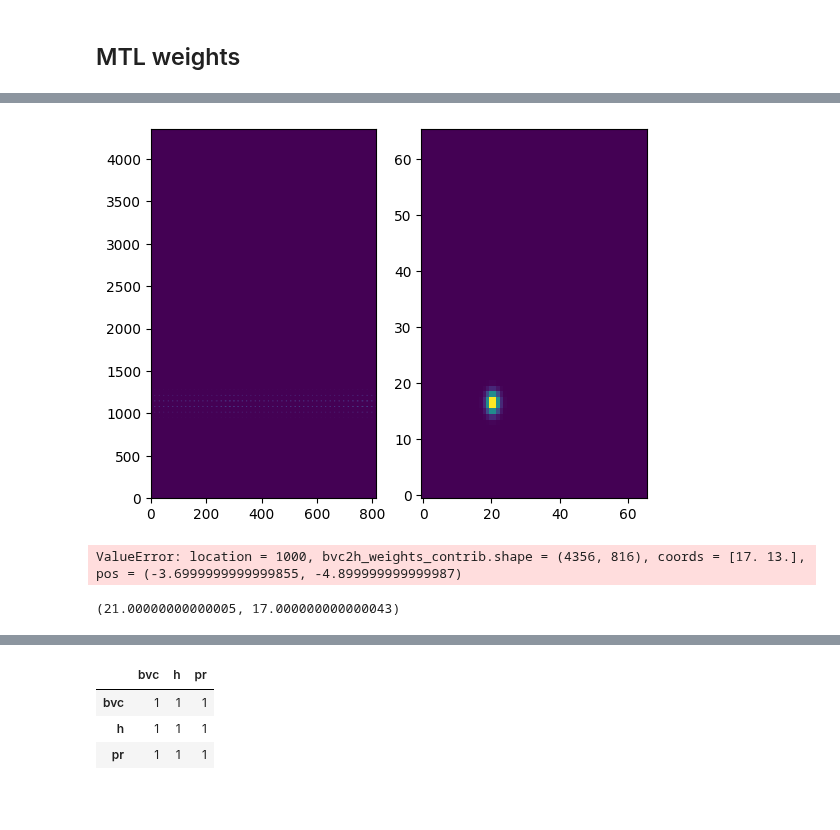
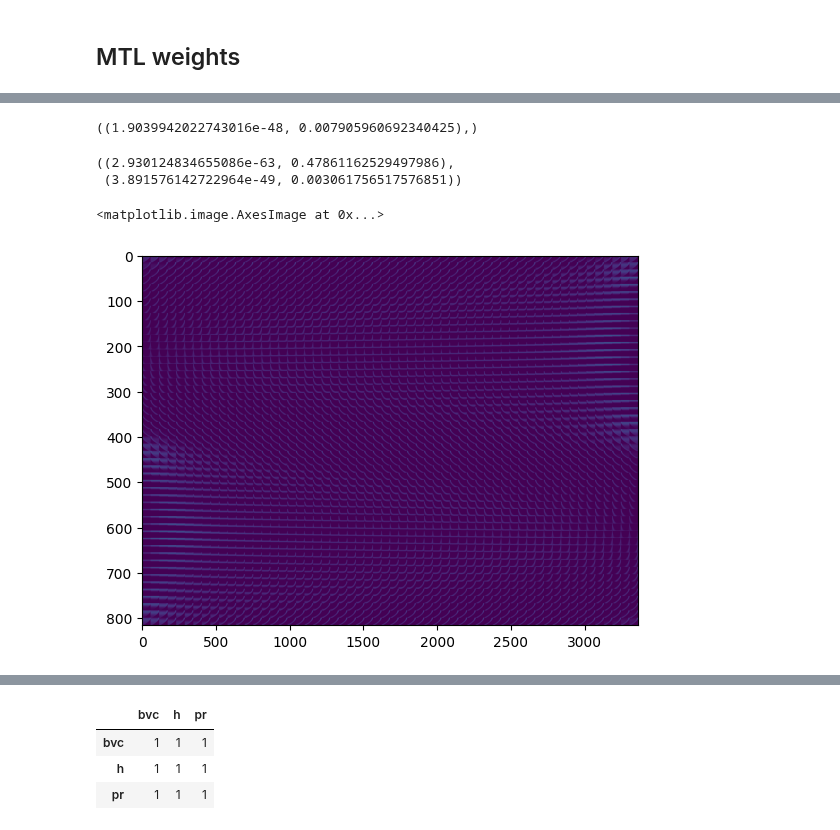
Before and after one commit to 1101AlexZab1011/SpatialMemory, a Jupyter notebook: dev/init_weights.ipynb, the cells around one changed output, grey strips where cells are left out. Cells and saved outputs as stored; diff of their text form; code cells hidden in the pictures; blank space fills up the shorter version.

```diff
--- a/dev/init_weights.ipynb
+++ b/dev/init_weights.ipynb
@@ -191,7 +145,8 @@ class MTLGenerator(AbstractGenerator):
         self.alpha_small = 1e-6
 
     def get_coords(self) -> tuple[Coordinates2D, int, Coordinates2D]:
-        coords_x, coords_y = self.environment.visible_area.boundary.coords.xy
+        # coords_x, coords_y = self.environment.visible_area.boundary.coords.xy
+        coords_x, coords_y = self.environment.params.coords[:, 0], self.environment.params.coords[:, 1]
         min_train_x, max_train_x, min_train_y, max_train_y = min(coords_x), max(coords_x), min(coords_y), max(coords_y)
 
         n_neurons = Coordinates2D( #  Total H neurons in each dir
@@ -338,12 +293,28 @@ class MTLGenerator(AbstractGenerator):
                 h2pr_weights_contrib += np.outer(pr_activations[:, int(boundary_point_texture[boundary_point]) - 1], h_activarions)
 
             bvc2h_weights_contrib = np.outer(h_activarions, bvc_activations)
-            if location == 1000:
+            if location == -1:
                 fig, (ax1, ax2) = plt.subplots(1, 2)
                 ax1.imshow(bvc2h_weights_contrib, aspect='auto', origin='lower')
-                ax2.imshow(np.reshape((bvc2h_weights_contrib.sum(1)), (66, 66)), aspect='auto', origin='lower')
+                ax2.imshow(np.reshape((bvc2h_weights_contrib.sum(1)), (58, 58)), aspect='auto', origin='lower')
                 plt.show()
-                raise ValueError(f'{location = }, {bvc2h_weights_contrib.shape = }, coords = {(env.params.coords[location] - env.params.coords.min(0))/env.params.res}, pos = {pos_x, pos_y}')
+
+                fig, ax = plt.subplots(subplot_kw={'projection': '3d'})
+                ax.plot_surface(
+                    x_bvc,
+                    y_bvc,
+                    np.reshape(bvc_activations, (tc_gen.n_bvc_theta, tc_gen.n_bvc_r)),
+                    cmap='coolwarm',
+                    vmin=0, vmax=1
+                )
+                ax.view_init(azim=-90, elev=90)
+                plt.show()
+                raise ValueError(
+                    f'{location = }, '
+                    f'{bvc2h_weights_contrib.shape = }, ',
+                    f'coords = {(env.params.coords[location] - env.params.coords.min(0))/env.params.res}, '
+                    f'pos = {pos_x, pos_y}, {env.params.coords[location]}'
+                )
             bvc2h_weights += bvc2h_weights_contrib
             bvc2pr_weights += bvc2pr_weights_contrib
             h2pr_weights += h2pr_weights_contrib
@@ -471,13 +446,21 @@ polar_dist_res = polargrid_section.eval('polar_dist_res')
 polar_ang_res = polargrid_section.eval('polar_ang_res', locals=dict(pi=np.pi))
 h_sig = polargrid_section.eval('sigma_hill')
 
-weights = MTLGenerator(
+mtl_gen = MTLGenerator(
     r_max, h_sig, polar_dist_res, polar_ang_res, env
-).generate()
+)
+weights = mtl_gen.generate()
-# %% [output]
-[figure, removed]
-ValueError: location = 1000, bvc2h_weights_contrib.shape = (4356, 816), coords = [17. 13.], pos = (-3.6999999999999855, -4.899999999999987)
-# %%
-(-3.6999999999999855 - -10)/.3, (-4.899999999999987 - -10)/.3
-# %% [output]
-(21.00000000000005, 17.000000000000043)
+# %%
+(weights.bvc.to.h.min(), weights.bvc.to.h.max()), #(weights_big.bvc.to.h.min(), weights_big.bvc.to.h.max())
+# %% [output]
+((1.9039942022743016e-48, 0.007905960692340425),)
+# %%
+(weights.h.to.bvc.min(), weights.h.to.bvc.max()), (weights_big.h.to.bvc.min(), weights_big.h.to.bvc.max())
+# %% [output]
+((2.930124834655086e-63, 0.47861162529497986),
+ (3.891576142722964e-49, 0.003061756517576851))
+# %%
+plt.imshow(weights.h.to.bvc, aspect='auto', vmax=.01)
+# %% [output]
+<matplotlib.image.AxesImage at 0x...>
+[figure, added]
```
Also changed, not shown: parts of 19 cells of this notebook, 9 other files.
